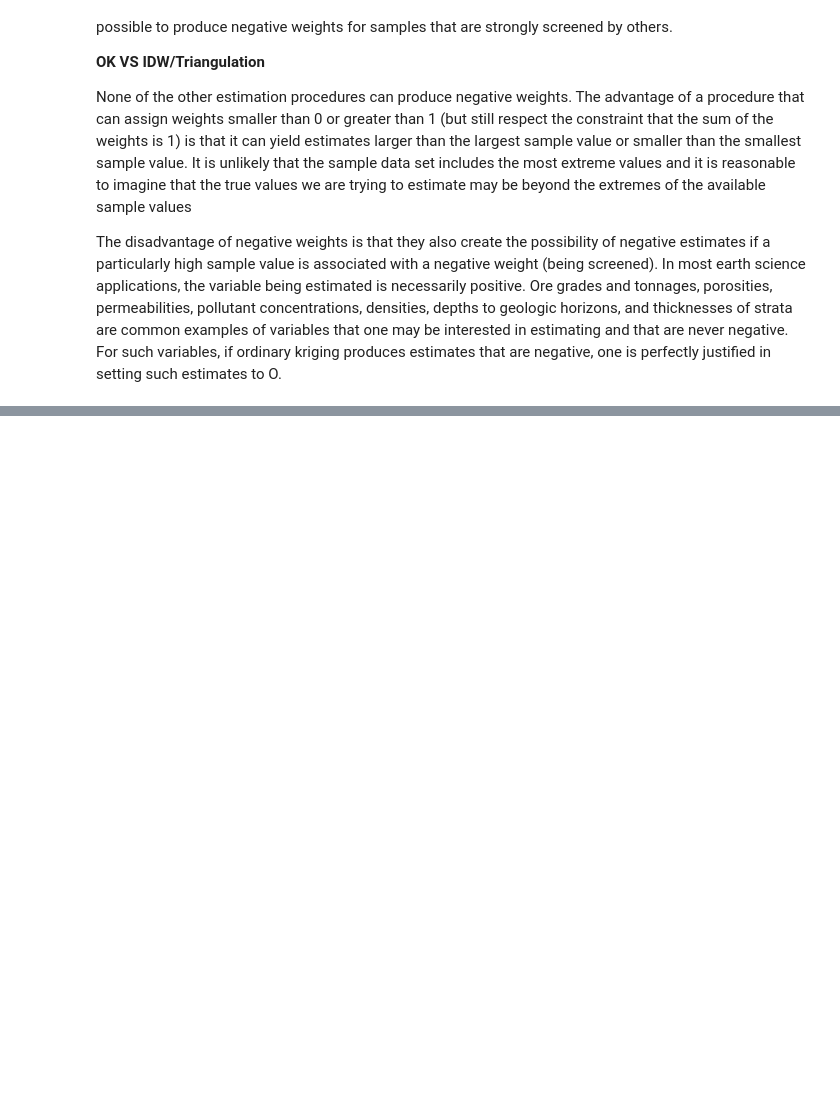
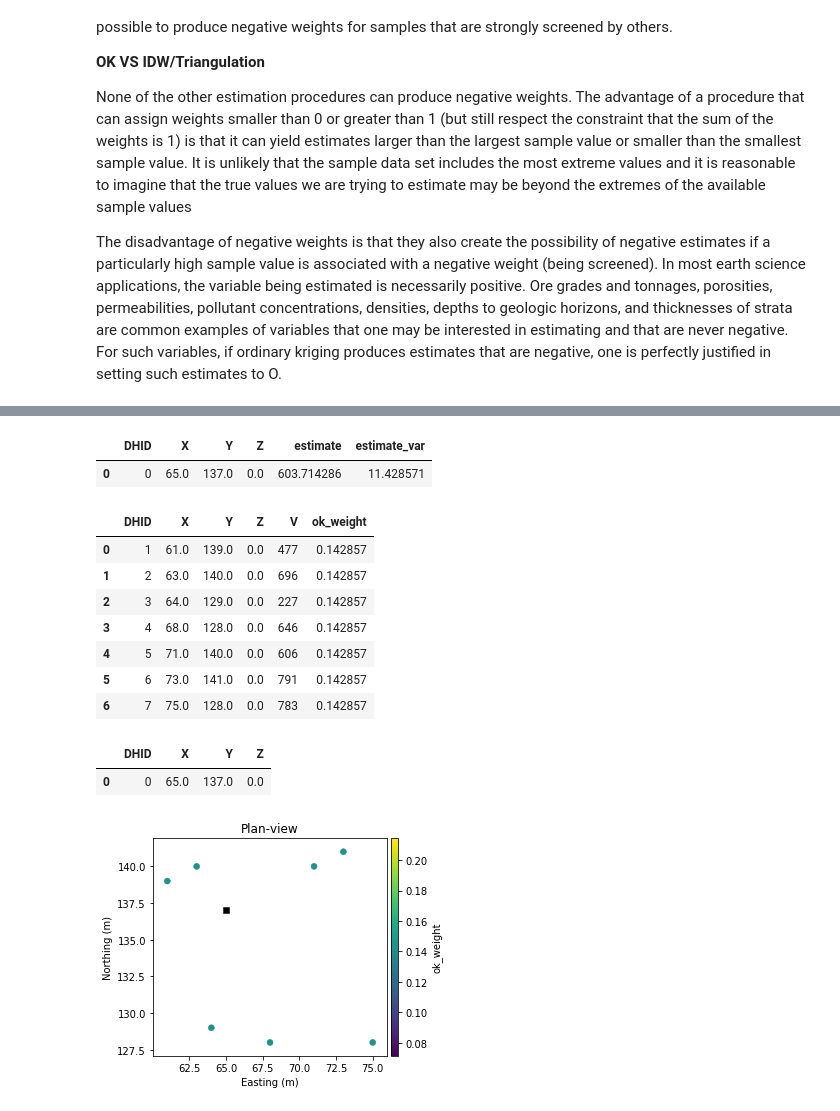
Before and after one commit to MHadavand/Lessons, a Jupyter notebook: Geostat/OK_Example.ipynb, the cells around one changed output, grey strips where cells are left out. Cells and saved outputs as stored; diff of their text form; code cells hidden in the pictures; blank space fills up the shorter version.

```diff
--- a/Geostat/OK_Example.ipynb
+++ b/Geostat/OK_Example.ipynb
@@ -277,0 +349,4 @@ location
+# %%
+varstr = """0    10.0                         -nst, nugget effect"""
+variomodel_pure_nugget = rmsp.VarioModel(vario_str=varstr)
+variomodel_pure_nugget.to_table()
@@ -277,0 +371,31 @@ location
+# %%
+ok_est_pure_nugget = rmsp.KrigeEstimator(
+    ktype="ok",
+    search=rmsp.Search(ranges=[100] * 3, min_comps=1, max_comps=20),
+    vario=variomodel_pure_nugget
+)
+ok_est_pure_nugget.estimate(
+    location, data, "V", output=["estimate", "estimate_var"], accumulate_weights=True
+)
+# %% [output]
+|  | DHID | X | Y | Z | estimate | estimate_var |
+| 0 | 0 | 65.0 | 137.0 | 0.0 | 603.714286 | 11.428571 |
+# %%
+weights_pure_nugget = data.copy()
+weights_pure_nugget["ok_weight"] = ok_est_pure_nugget.get_cumulative_weights()
+display(weights_pure_nugget)
+fig, ax, cax = weights_pure_nugget.sectionplot(var="ok_weight")
+location.sectionplot_draw(ax, "k", marker="s")
+location
+# %% [output]
+|  | DHID | X | Y | Z | V | ok_weight |
+| 0 | 1 | 61.0 | 139.0 | 0.0 | 477 | 0.142857 |
+| 1 | 2 | 63.0 | 140.0 | 0.0 | 696 | 0.142857 |
+| 2 | 3 | 64.0 | 129.0 | 0.0 | 227 | 0.142857 |
+| 3 | 4 | 68.0 | 128.0 | 0.0 | 646 | 0.142857 |
+| 4 | 5 | 71.0 | 140.0 | 0.0 | 606 | 0.142857 |
+| 5 | 6 | 73.0 | 141.0 | 0.0 | 791 | 0.142857 |
+| 6 | 7 | 75.0 | 128.0 | 0.0 | 783 | 0.142857 |
+|  | DHID | X | Y | Z |
+| 0 | 0 | 65.0 | 137.0 | 0.0 |
+[figure, added]
```
Also changed, not shown: parts of 15 cells of this notebook.
